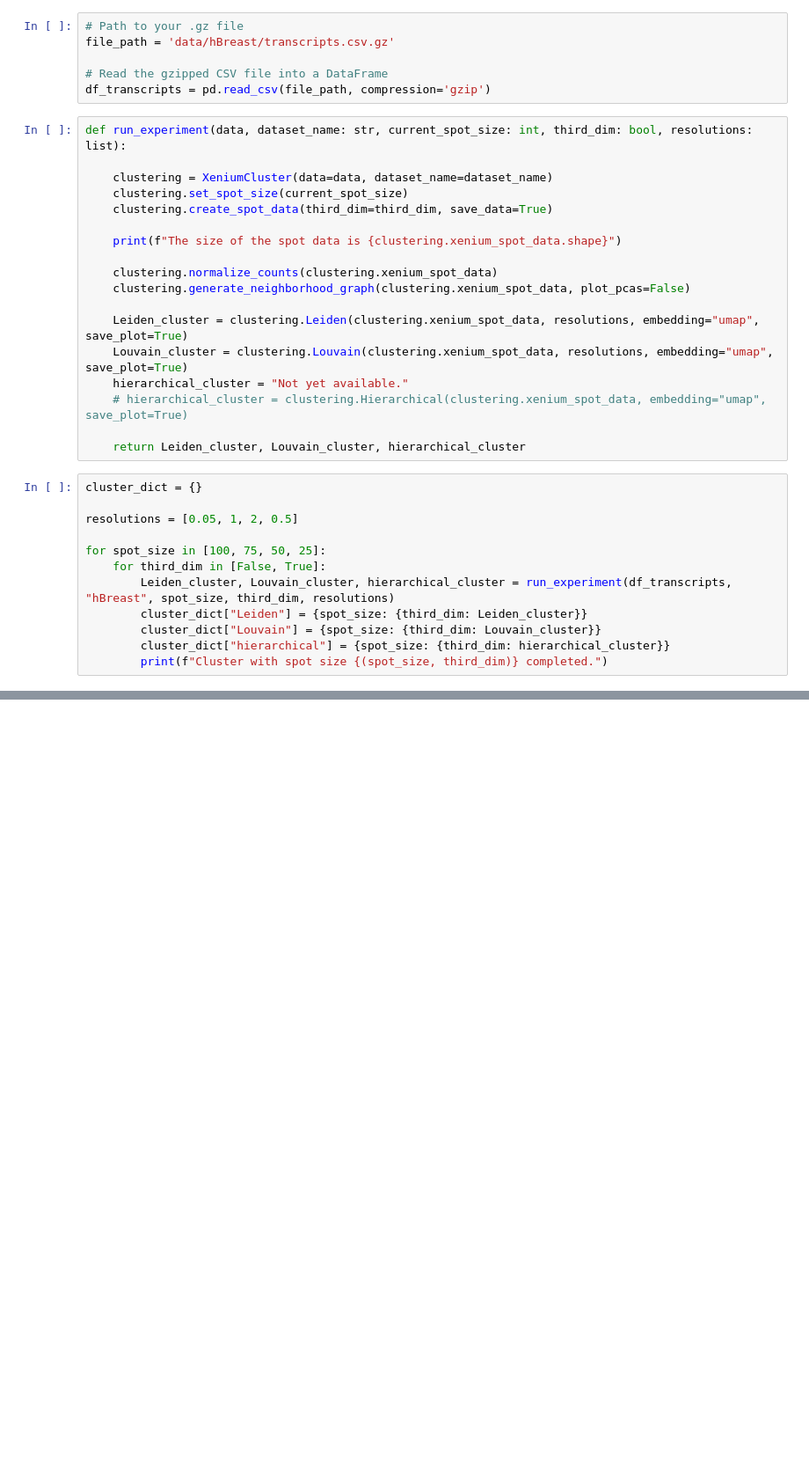
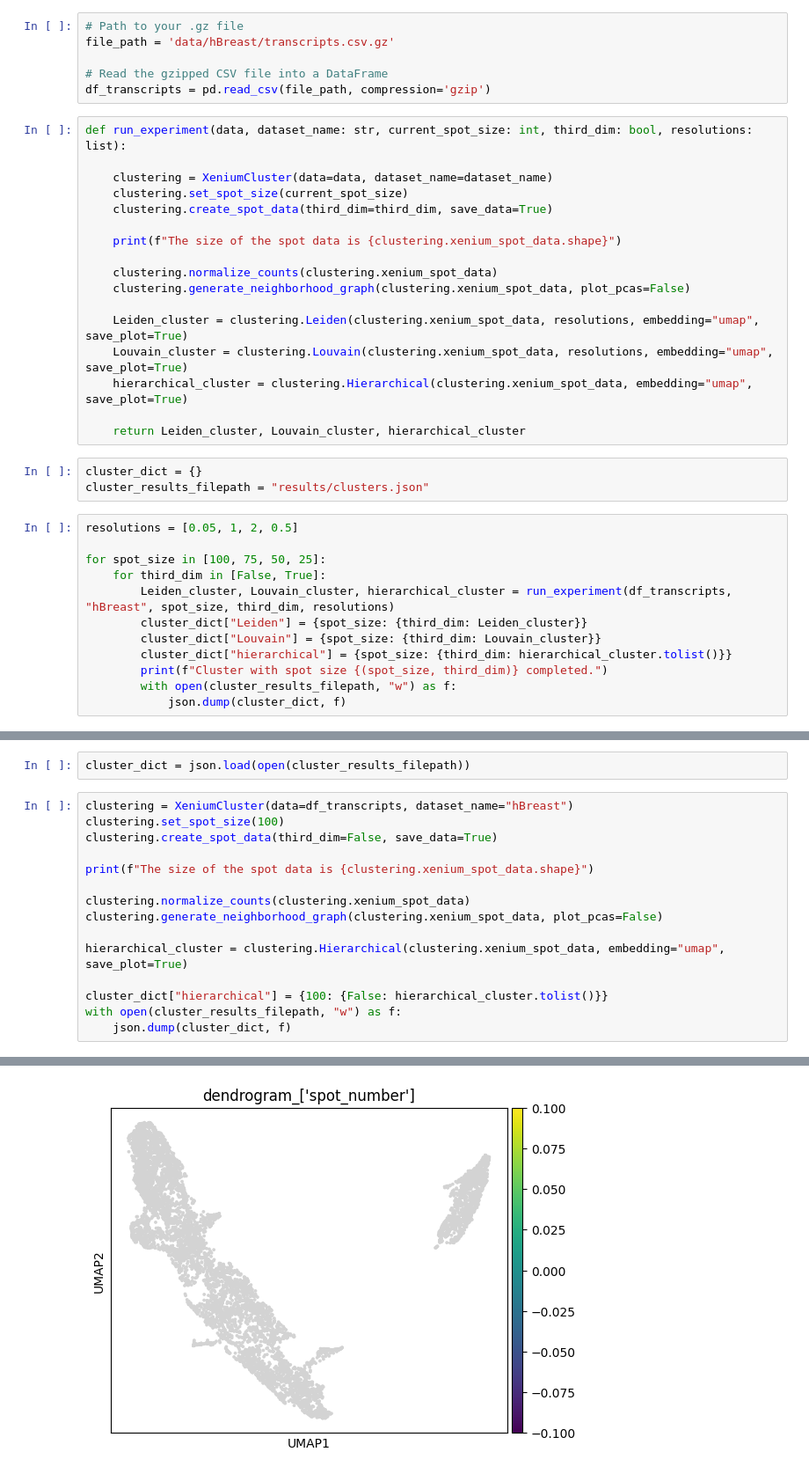
Before and after one commit to prob-ml/XeniumCluster, a Jupyter notebook: xenium_spot_class.ipynb, the cells around one changed output, grey strips where cells are left out. Shown: that part at 88% size. Saved outputs shown, nothing was run; the diff lists cells and outputs as text; blank space fills up the shorter version.

```diff
--- a/xenium_spot_class.ipynb
+++ b/xenium_spot_class.ipynb
@@ -30,13 +31,13 @@ def run_experiment(data, dataset_name: str, current_spot_size: int, third_dim: b
 
     Leiden_cluster = clustering.Leiden(clustering.xenium_spot_data, resolutions, embedding="umap", save_plot=True)
     Louvain_cluster = clustering.Louvain(clustering.xenium_spot_data, resolutions, embedding="umap", save_plot=True)
-    hierarchical_cluster = "Not yet available."
-    # hierarchical_cluster = clustering.Hierarchical(clustering.xenium_spot_data, embedding="umap", save_plot=True)
+    hierarchical_cluster = clustering.Hierarchical(clustering.xenium_spot_data, embedding="umap", save_plot=True)
 
     return Leiden_cluster, Louvain_cluster, hierarchical_cluster
+# %%
+cluster_dict = {}
+cluster_results_filepath = "results/clusters.json"
 # %%
-cluster_dict = {}
-
 resolutions = [0.05, 1, 2, 0.5]
 
 for spot_size in [100, 75, 50, 25]:
@@ -44,6 +45,8 @@ for spot_size in [100, 75, 50, 25]:
         Leiden_cluster, Louvain_cluster, hierarchical_cluster = run_experiment(df_transcripts, "hBreast", spot_size, third_dim, resolutions)
         cluster_dict["Leiden"] = {spot_size: {third_dim: Leiden_cluster}}
         cluster_dict["Louvain"] = {spot_size: {third_dim: Louvain_cluster}}
-        cluster_dict["hierarchical"] = {spot_size: {third_dim: hierarchical_cluster}}
+        cluster_dict["hierarchical"] = {spot_size: {third_dim: hierarchical_cluster.tolist()}}
         print(f"Cluster with spot size {(spot_size, third_dim)} completed.")
+        with open(cluster_results_filepath, "w") as f:
+            json.dump(cluster_dict, f)
 # %% [output]
@@ -70,0 +54,18 @@ NameError: name 'NMI' is not defined
+# %%
+cluster_dict = json.load(open(cluster_results_filepath))
+# %%
+clustering = XeniumCluster(data=df_transcripts, dataset_name="hBreast")
+clustering.set_spot_size(100)
+clustering.create_spot_data(third_dim=False, save_data=True)
+
+print(f"The size of the spot data is {clustering.xenium_spot_data.shape}")
+
+clustering.normalize_counts(clustering.xenium_spot_data)
+clustering.generate_neighborhood_graph(clustering.xenium_spot_data, plot_pcas=False)
+
+hierarchical_cluster = clustering.Hierarchical(clustering.xenium_spot_data, embedding="umap", save_plot=True)
+
+cluster_dict["hierarchical"] = {100: {False: hierarchical_cluster.tolist()}}
+with open(cluster_results_filepath, "w") as f:
+    json.dump(cluster_dict, f)
+# %% [output]
@@ -70,0 +73 @@ NameError: name 'NMI' is not defined
+[figure, added]
```
Also changed, not shown: parts of 4 cells of this notebook, 2 other files.
